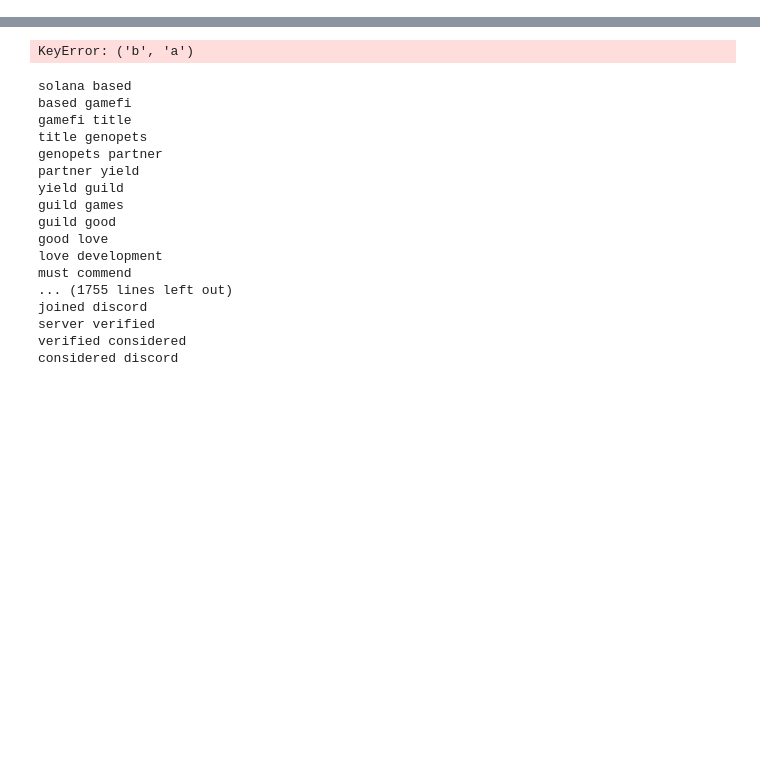
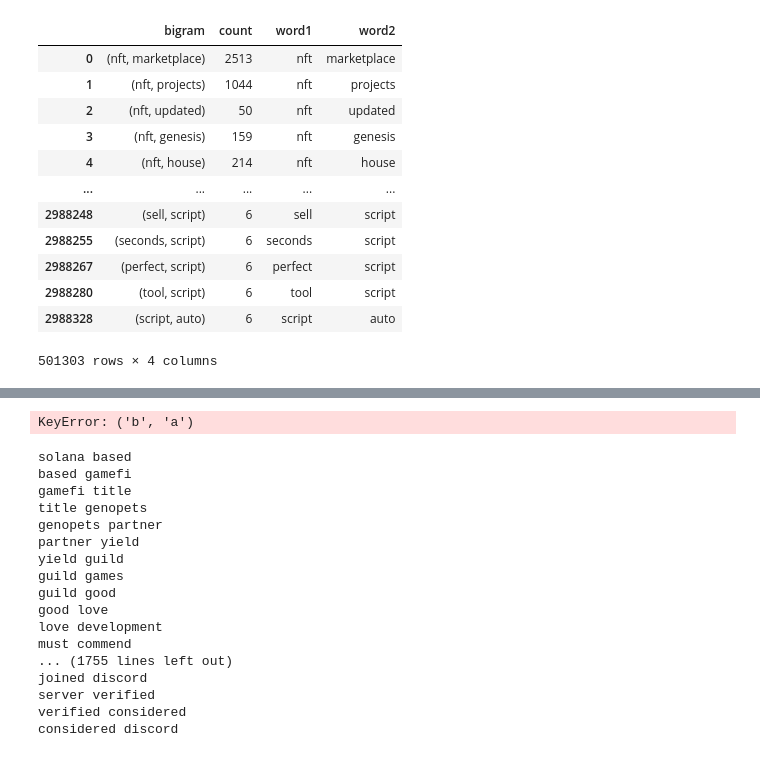
Before and after one commit to avanthikaa2019/is434_project, a Jupyter notebook: text co-occurance.ipynb, the cells around one changed output, grey strips where cells are left out. Saved outputs shown, nothing was run; the diff lists cells and outputs as text; code cells hidden in the pictures; blank space fills up the shorter version.

```diff
--- a/text co-occurance.ipynb
+++ b/text co-occurance.ipynb
@@ -34,0 +42,15 @@ for reddit_text in data_list:
+# %%
+reddit_words_list = list(itertools.chain(*reddit_words))
+reddit_words_counts = collections.Counter(reddit_words_list)
+# {k: v for k, v in sorted(reddit_words_counts.items(), key=lambda item: item[1])}
+# reddit_words_counts
+
+to_remove=[]
+for k, v in reddit_words_counts.items():
+    if v <= 5:
+        to_remove.append(k)
+len(to_remove)
+
+# #  4 -> 25797
+# #  5 -> 26845
+# #  10 -> 29626
@@ -34,0 +59,3 @@ for reddit_text in data_list:
+# %%
+to_remove.sort()
+to_remove
@@ -129,0 +233,19 @@ for x in range(len(df['count'])):
+# %%
+df2 = df.copy()
+# %%
+df2.drop(to_remove, axis=0, inplace=True)
+df2
+# %% [output]
+|  | bigram | count | word1 | word2 |
+| 0 | (nft, marketplace) | 2513 | nft | marketplace |
+| 1 | (nft, projects) | 1044 | nft | projects |
+| 2 | (nft, updated) | 50 | nft | updated |
+| 3 | (nft, genesis) | 159 | nft | genesis |
+| 4 | (nft, house) | 214 | nft | house |
+| ... | ... | ... | ... | ... |
+| 2988248 | (sell, script) | 6 | sell | script |
+| 2988255 | (seconds, script) | 6 | seconds | script |
+| 2988267 | (perfect, script) | 6 | perfect | script |
+| 2988280 | (tool, script) | 6 | tool | script |
+| 2988328 | (script, auto) | 6 | script | auto |
+501303 rows × 4 columns
```
Also changed, not shown: parts of 18 cells of this notebook, 4 other files.
